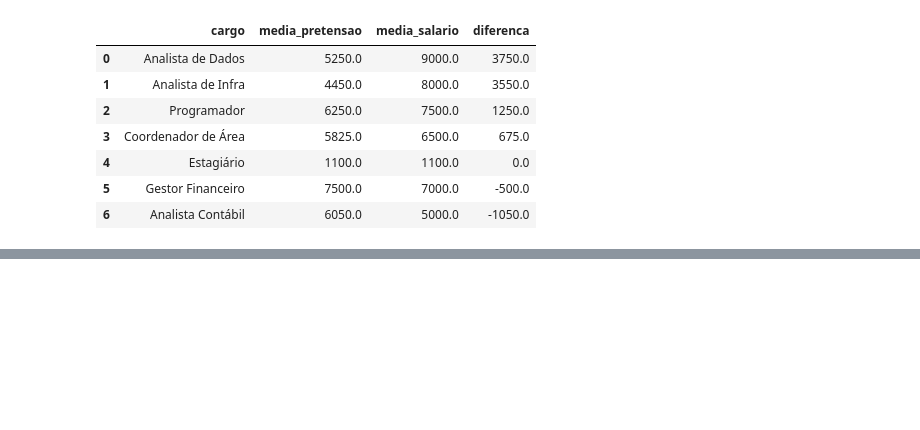
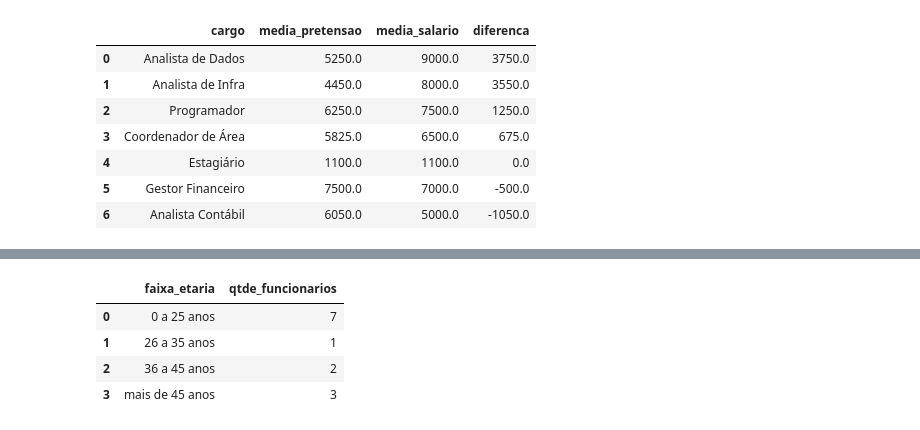
Before and after one commit to GregoryLavor/analise-lotacao, a Jupyter notebook: Analise_Lotacao.ipynb, the cells around one changed output, grey strips where cells are left out. Drawn from its saved outputs; the diff is of its cells as text; code cells hidden in the pictures; blank space fills up the shorter version.

```diff
--- a/Analise_Lotacao.ipynb
+++ b/Analise_Lotacao.ipynb
@@ -220,0 +256,19 @@ ps.sqldf(query,locals())
+# %%
+query = """
+select
+case when date('now') - date(cf.nascimento) - (strftime('%m-%d',date('now')) < strftime('%m-%d',date(cf.nascimento))) < 25 then '0 a 25 anos'
+when date('now') - date(cf.nascimento) - (strftime('%m-%d',date('now')) < strftime('%m-%d',date(cf.nascimento))) between 26 and 35 then '26 a 35 anos'
+when date('now') - date(cf.nascimento) - (strftime('%m-%d',date('now')) < strftime('%m-%d',date(cf.nascimento))) between 36 and 45 then '36 a 45 anos'
+else 'mais de 45 anos' end as faixa_etaria,
+count(*) as qtde_funcionarios
+from tb_funcionario as cf
+group by faixa_etaria
+order by faixa_etaria asc
+"""
+ps.sqldf(query,locals())
+# %% [output]
+|  | faixa_etaria | qtde_funcionarios |
+| 0 | 0 a 25 anos | 7 |
+| 1 | 26 a 35 anos | 1 |
+| 2 | 36 a 45 anos | 2 |
+| 3 | mais de 45 anos | 3 |
```
Also changed, not shown: parts of 4 cells of this notebook.
